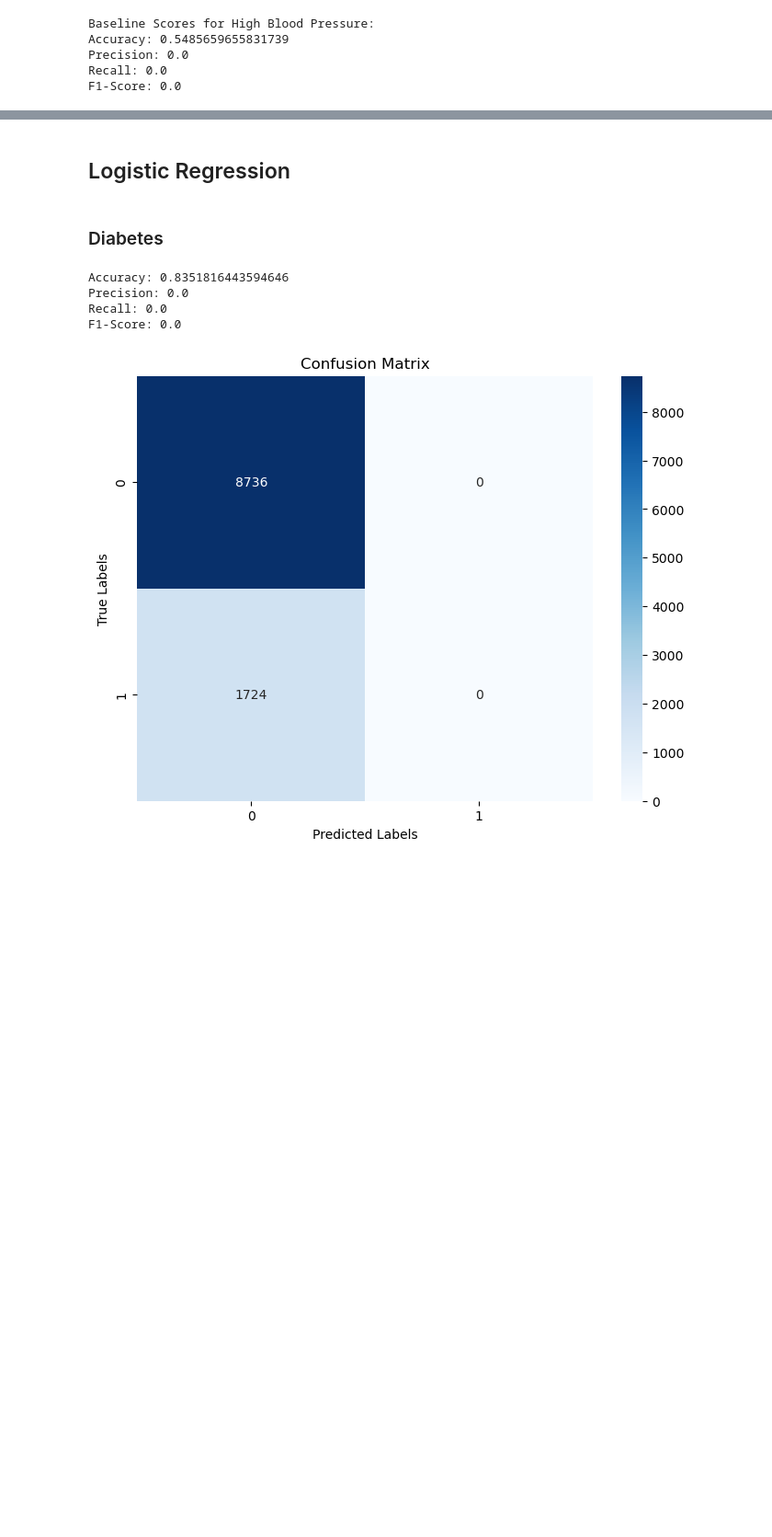
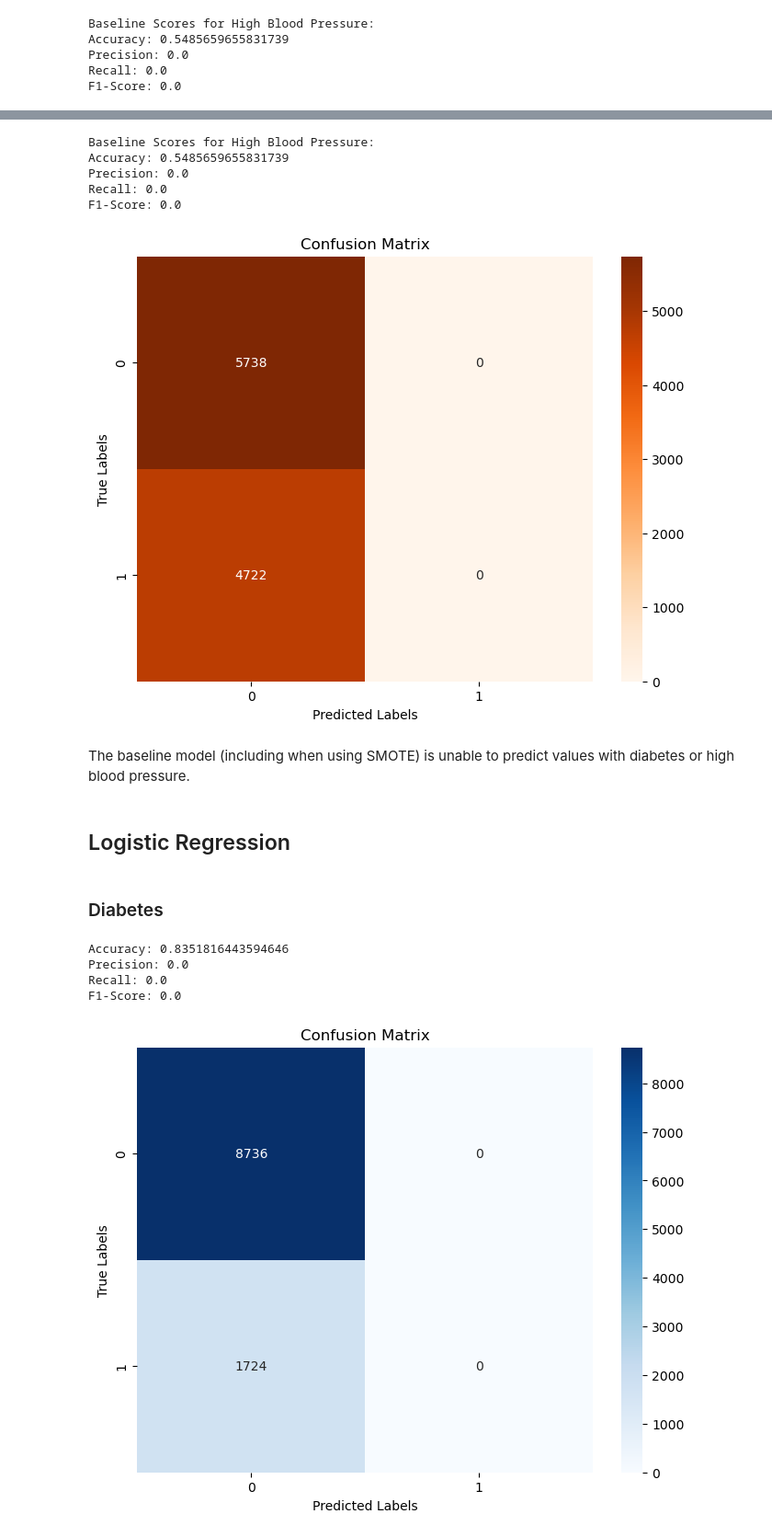
Before and after one commit to danneraf/ACE, a Jupyter notebook: Code/Modeling.ipynb, the cells around one changed output, grey strips where cells are left out. Shown at 92% size. Cells and saved outputs as stored; diff of their text form; code cells hidden in the pictures; blank space fills up the shorter version.

```diff
--- a/Code/Modeling.ipynb
+++ b/Code/Modeling.ipynb
@@ -120,3 +193,47 @@ plt.ylabel('True Labels');
+# %%
+# Apply SMOTE to balance the training data for high blood pressure prediction
+smote = SMOTE(random_state=42)
+X_train_balanced_bp, y_train_balanced_bp = smote.fit_resample(X_train_bp, y_train_bp)
+
+# Create a baseline classifier for high blood pressure
+baseline_classifier_bp = DummyClassifier(strategy='most_frequent')
+
+# Fit the baseline classifier on the balanced training data for high blood pressure
+baseline_classifier_bp.fit(X_train_balanced_bp, y_train_balanced_bp)
+
+# Predict the majority class labels for the test data for high blood pressure
+y_pred_baseline_bp = baseline_classifier_bp.predict(X_test_bp)
+
+# Calculate baseline scores for high blood pressure
+accuracy_bp = metrics.accuracy_score(y_test_bp, y_pred_baseline_bp)
+precision_bp = metrics.precision_score(y_test_bp, y_pred_baseline_bp)
+recall_bp = metrics.recall_score(y_test_bp, y_pred_baseline_bp)
+f1_bp = metrics.f1_score(y_test_bp, y_pred_baseline_bp)
+
+print('Baseline Scores for High Blood Pressure:')
+print(f'Accuracy: {accuracy_bp}')
+print(f'Precision: {precision_bp}')
+print(f'Recall: {recall_bp}')
+print(f'F1-Score: {f1_bp}')
+# %% [output]
+Baseline Scores for High Blood Pressure:
+Accuracy: 0.5485659655831739
+Precision: 0.0
+Recall: 0.0
+F1-Score: 0.0
+# %%
+cm = confusion_matrix(y_test_bp, y_pred_baseline_bp)
+
+plt.figure(figsize=(8, 6))
+sns.heatmap(cm, annot=True, fmt='d', cmap='Oranges')
+
+plt.title('Confusion Matrix')
+plt.xlabel('Predicted Labels')
+plt.ylabel('True Labels');
+# %% [output]
+[figure, added]
+# %% [markdown]
+The baseline model (including when using SMOTE) is unable to predict values with diabetes or high blood pressure.
 # %% [markdown]
 ## Logistic Regression
 # %% [markdown]
```
Also changed, not shown: parts of 77 cells of this notebook.
